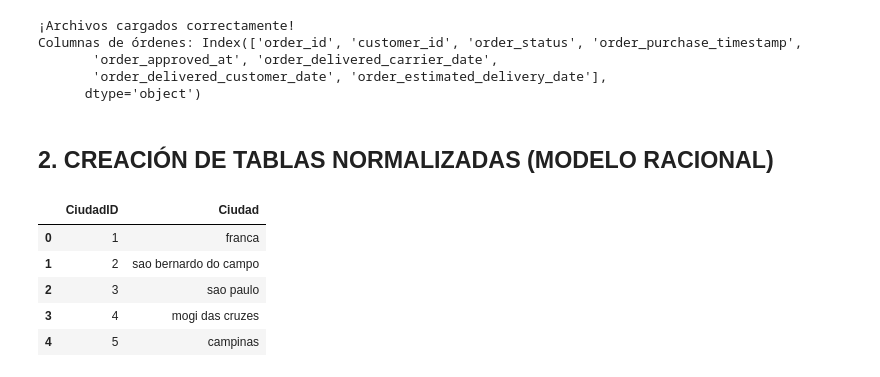
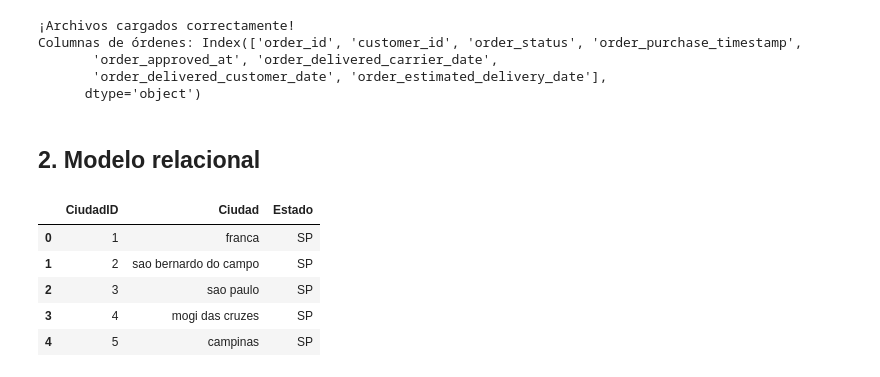
Before and after one commit to DynamoConsultoriaDataSolutions/dynamo-recsys-olist, a Jupyter notebook: notebooks/EDA.ipynb, the cells around one changed output. Saved outputs shown, nothing was run; the diff lists cells and outputs as text; code cells hidden in the pictures.

Commit message:
Corrige modelo relacional y agrega análisis EDA de recomendación

```diff
--- a/notebooks/EDA.ipynb
+++ b/notebooks/EDA.ipynb
@@ -26,22 +47,22 @@ Columnas de órdenes: Index(['order_id', 'customer_id', 'order_status', 'order_p
 # %% [markdown]
-## 2. CREACIÓN DE TABLAS NORMALIZADAS (MODELO RACIONAL)
+## 2. Modelo relacional
 # %%
 
-# a) Tabla Ciudades (Ciudades unificadas de Clientes y Vendedores)
+#Ciudades únicas considerando combinación Ciudad + Estado
 ciudades_unicas = pd.concat([
-    customers['customer_city'],
-    sellers['seller_city']
-]).unique()
+    customers[['customer_city', 'customer_state']].rename(columns={'customer_city': 'Ciudad', 'customer_state': 'Estado'}),
+    sellers[['seller_city', 'seller_state']].rename(columns={'seller_city': 'Ciudad', 'seller_state': 'Estado'})
+]).drop_duplicates().reset_index(drop=True)
 
-Ciudades = pd.DataFrame(ciudades_unicas, columns=['Ciudad'])
+Ciudades = ciudades_unicas.copy()
 Ciudades['CiudadID'] = Ciudades.index + 1
-Ciudades = Ciudades[['CiudadID', 'Ciudad']]
+Ciudades = Ciudades[['CiudadID', 'Ciudad', 'Estado']]
 
 Ciudades.head()
 # %% [output]
-|  | CiudadID | Ciudad |
-| 0 | 1 | franca |
-| 1 | 2 | sao bernardo do campo |
-| 2 | 3 | sao paulo |
-| 3 | 4 | mogi das cruzes |
-| 4 | 5 | campinas |
+|  | CiudadID | Ciudad | Estado |
+| 0 | 1 | franca | SP |
+| 1 | 2 | sao bernardo do campo | SP |
+| 2 | 3 | sao paulo | SP |
+| 3 | 4 | mogi das cruzes | SP |
+| 4 | 5 | campinas | SP |
```
Also changed, not shown: parts of 19 cells of this notebook, 2 other files.
